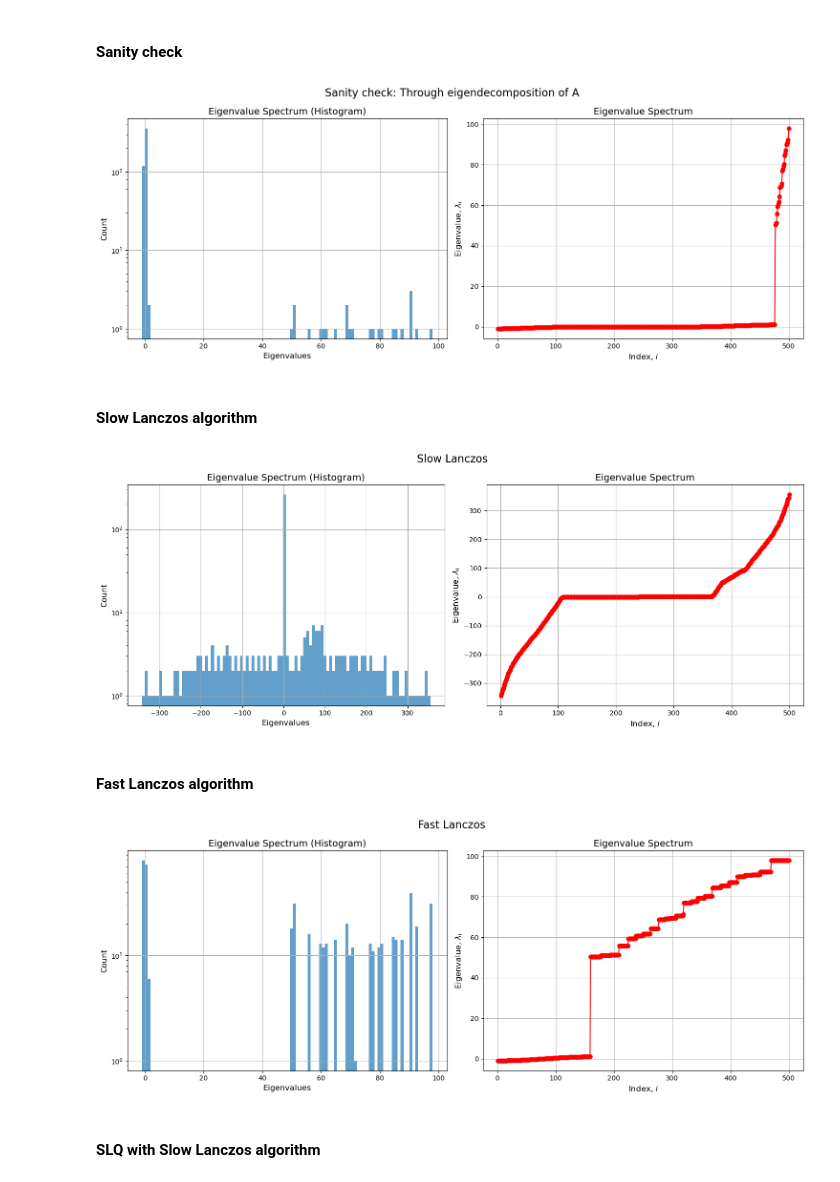
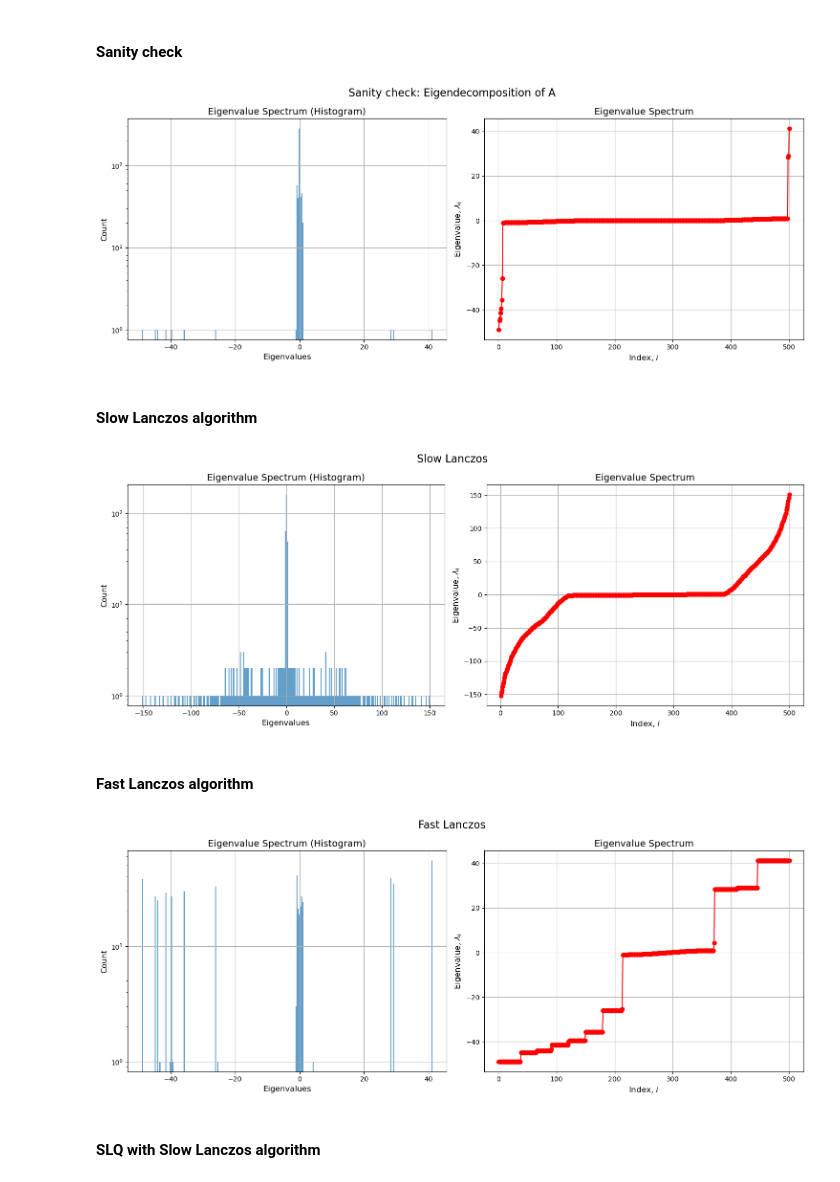
Before and after one commit to ilievanadezhda/spectral-properties-of-NN, a Jupyter notebook: lanczos/experiments.ipynb, the cells around one changed output. Drawn from its saved outputs; the diff is of its cells as text; code cells hidden in the pictures.

```diff
--- a/lanczos/experiments.ipynb
+++ b/lanczos/experiments.ipynb
@@ -15,19 +12,19 @@ num_iter = 100 # number of iterations for SLQ
-# %%
-def generate_eigenvalues(size, num_around_zero, num_extremes, low, high):
-    tensor = torch.zeros(size)
-    extreme_indices = torch.randperm(size)[:num_extremes]
-    around_zero_indices = torch.randperm(size)[:num_around_zero]
-    extreme_values = torch.empty(num_extremes).uniform_(low, high)
-    around_zero_values = torch.empty(num_around_zero).uniform_(-1, 1)
-    tensor[extreme_indices] = extreme_values
-    tensor[around_zero_indices] = around_zero_values
-    return tensor
 # %% [markdown]
 #### Generate eigenvalues
 # %%
 mtx_size = 500
-num_bins = 100
-# eigenvalues = torch.empty(mtx_size).uniform_(-1, 1)
-eigenvalues = generate_eigenvalues(mtx_size, num_around_zero=250, num_extremes=50, low=50, high=100)
+num_bins = 250 # number of bins for the histograms
+dict_eigenvalues = {
+    'num_around_zero': 250,
+    'around_zero_low': -1,
+    'around_zero_high': 1,
+    'num_pos_extremes': 10,
+    'pos_low': 25,
+    'pos_high': 50,
+    'num_neg_extremes': 10,
+    'neg_low': -50,
+    'neg_high': -25
+}
+eigenvalues = generate_eigenvalues(mtx_size, dict_eigenvalues)
 plot_spectrum_combined(eigenvalues.numpy(), num_bins=num_bins, title='Groundtruth Spectrum')
 # %% [output]
@@ -41,24 +38,24 @@ mtx = matrix(eigenvalues)
 # %%
 A = mtx.get_matrix() # form matrix from eigenvalues and u_vectors
 eigenvalues_A, _ = torch.linalg.eig(A)
 eigenvalues_A = eigenvalues_A.real  # cast to real numbers
-plot_spectrum_combined(eigenvalues_A.numpy(), num_bins=num_bins, title='Sanity check: Through eigendecomposition of A')
+plot_spectrum_combined(eigenvalues_A.numpy(), num_bins=num_bins, title='Sanity check: Eigendecomposition of A')
 # %% [output]
-[figure, old version]
+[figure, new version]
 # %% [markdown]
 #### Slow Lanczos algorithm
 # %%
 eigenvalues_slow_lanczos, _ = mtx.slow_lanczos(mtx_size)
 plot_spectrum_combined(eigenvalues_slow_lanczos, num_bins=num_bins, title='Slow Lanczos')
 # %% [output]
-[figure, old version]
+[figure, new version]
 # %% [markdown]
 #### Fast Lanczos algorithm
 # %%
 eigenvalues_fast_lanczos, _ =  mtx.fast_lanczos(mtx_size)
 plot_spectrum_combined(eigenvalues_fast_lanczos, num_bins=num_bins, title='Fast Lanczos')
 # %% [output]
-[figure, old version]
+[figure, new version]
 # %% [markdown]
 #### SLQ with Slow Lanczos algorithm
 # %%
```
Also changed, not shown: parts of 5 cells of this notebook, 1 other file.
